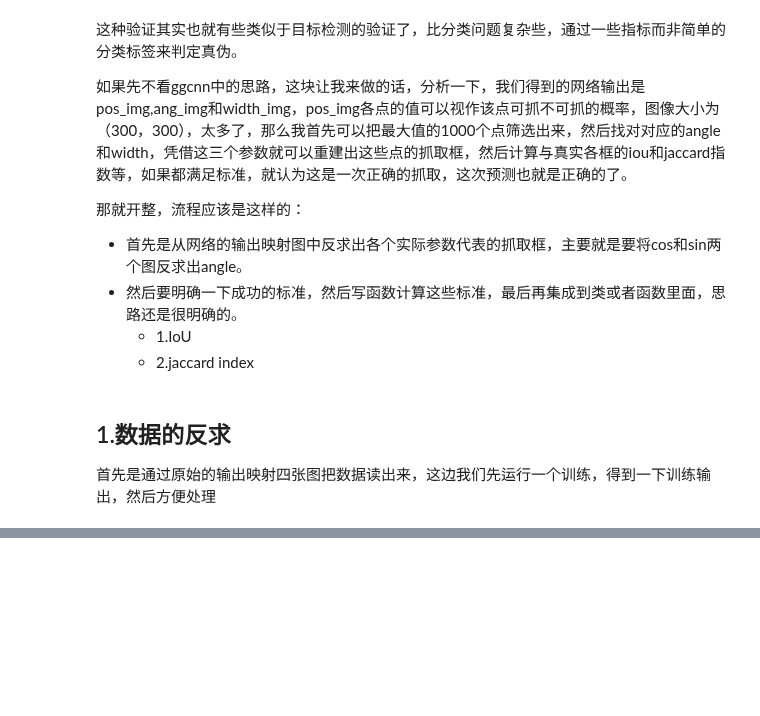
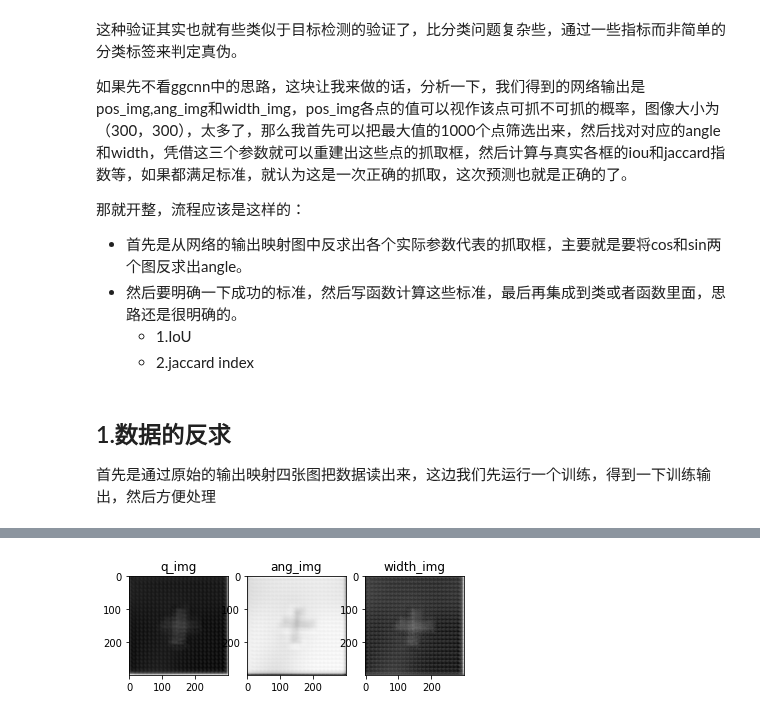
Before and after one commit to OneOneLiu/ggcnn_cornell_dataset, a Jupyter notebook: validate.ipynb, the cells around one changed output, grey strips where cells are left out. Cells and saved outputs as stored; diff of their text form; code cells hidden in the pictures; blank space fills up the shorter version.

```diff
--- a/validate.ipynb
+++ b/validate.ipynb
@@ -93,0 +136,20 @@ plt.show()
+# %%
+from skimage.filters import gaussian
+q_img = gaussian(q_img, 2.0, preserve_range=True)
+ang_img = gaussian(ang_img, 2.0, preserve_range=True)
+width_img = gaussian(width_img, 1.0, preserve_range=True)
+# %%
+#可视化一下看看效果
+
+plt.subplot(131)
+plt.title('q_img')
+plt.imshow(q_img[num],cmap=plt.cm.gray)
+plt.subplot(132)
+plt.title('ang_img')
+plt.imshow(ang_img[num],cmap=plt.cm.gray)
+plt.subplot(133)
+plt.title('width_img')
+plt.imshow(width_img[num],cmap=plt.cm.gray)
+plt.show()
+# %% [output]
+[figure, added]
```
Also changed, not shown: parts of 11 cells of this notebook, 3 other files.
